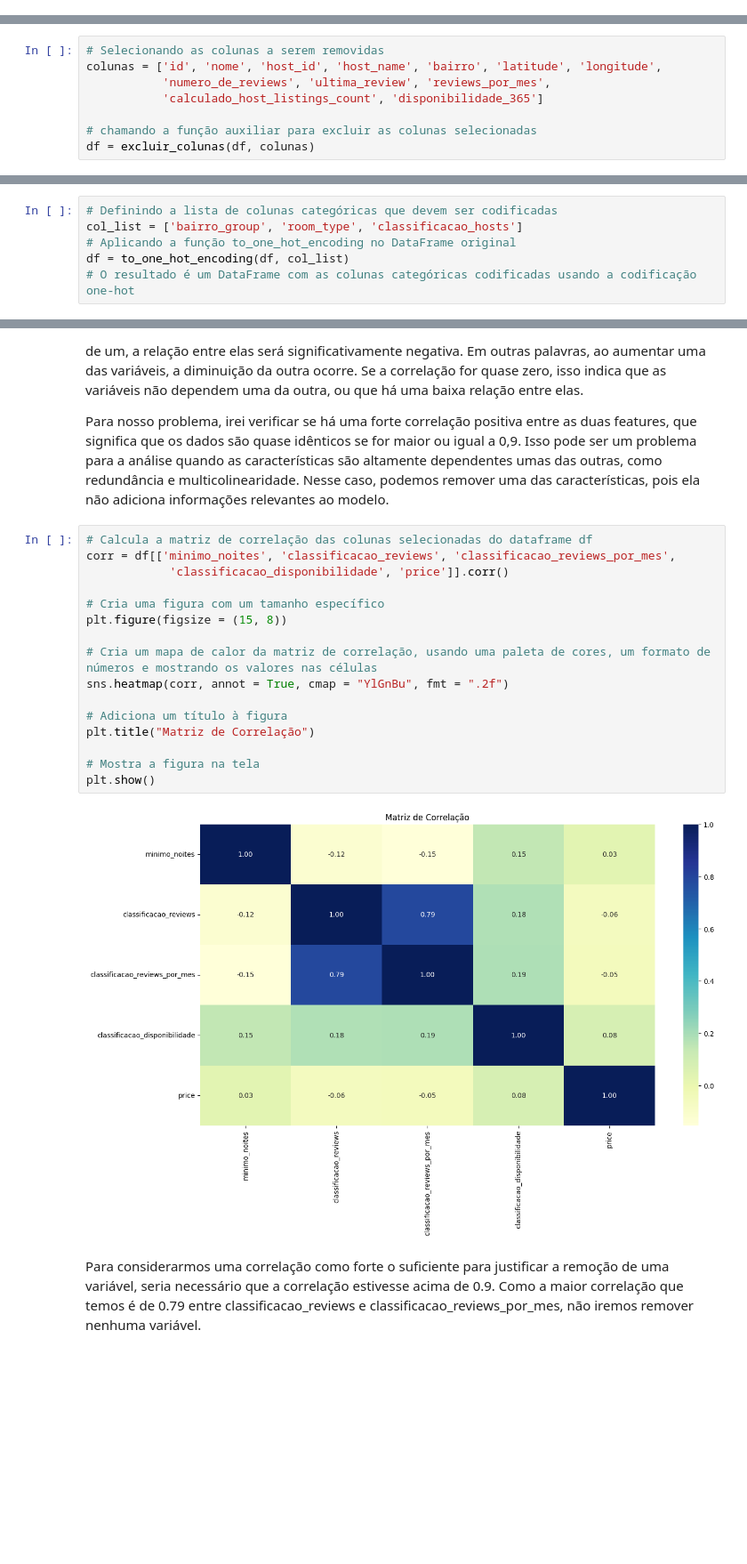
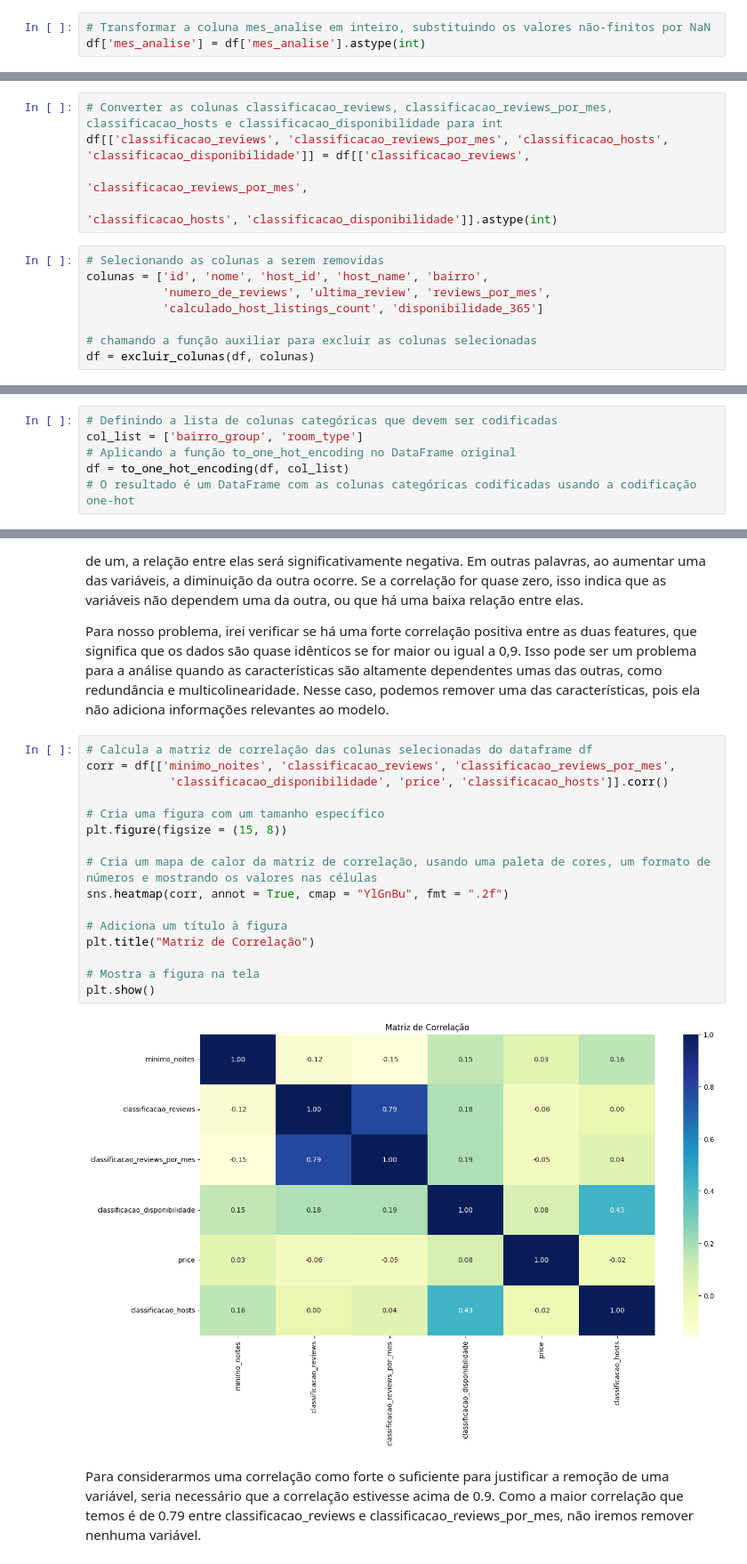
Before and after one commit to WiiniSilva/LH_CD_WINICIUS_SILVA, a Jupyter notebook: Desafio Ciência de Dados.ipynb, the cells around one changed output, grey strips where cells are left out. Shown at 89% size. Saved outputs shown, nothing was run; the diff lists cells and outputs as text; blank space fills up the shorter version.

```diff
--- a/Desafio Ciência de Dados.ipynb
+++ b/Desafio Ciência de Dados.ipynb
@@ -1261,0 +1491,3 @@ Em conclusão, o gráfico mostra que há uma relação entre o número de listag
+# %%
+# Transformar a coluna mes_analise em inteiro, substituindo os valores não-finitos por NaN
+df['mes_analise'] = df['mes_analise'].astype(int)
@@ -1445,6 +1911,11 @@ O que será feito:
+# %%
+# Converter as colunas classificacao_reviews, classificacao_reviews_por_mes, classificacao_hosts e classificacao_disponibilidade para int
+df[['classificacao_reviews', 'classificacao_reviews_por_mes', 'classificacao_hosts', 'classificacao_disponibilidade']] = df[['classificacao_reviews',
+                                                                                                                             'classificacao_reviews_por_mes',
+                                                                                                                             'classificacao_hosts', 'classificacao_disponibilidade']].astype(int)
 # %%
 # Selecionando as colunas a serem removidas
-colunas = ['id', 'nome', 'host_id', 'host_name', 'bairro', 'latitude', 'longitude',
+colunas = ['id', 'nome', 'host_id', 'host_name', 'bairro',
            'numero_de_reviews', 'ultima_review', 'reviews_por_mes',
            'calculado_host_listings_count', 'disponibilidade_365']
 
@@ -1501,7 +1975,7 @@ O LabelEncoder converte rótulos categóricos em valores numéricos. As variáve
 A codificação one-hot pode converter variáveis categóricas em variáveis numéricas binárias. Sendo útil para muitos algoritmos de aprendizado de máquina que usam apenas entradas numéricas. Para cada valor único da variável categórica, a codificação one-hot cria uma nova coluna e preenche com 1 se o valor corresponde à coluna e com 0 caso contrário.
 # %%
 # Definindo a lista de colunas categóricas que devem ser codificadas
-col_list = ['bairro_group', 'room_type', 'classificacao_hosts']
+col_list = ['bairro_group', 'room_type']
 # Aplicando a função to_one_hot_encoding no DataFrame original
 df = to_one_hot_encoding(df, col_list)
 # O resultado é um DataFrame com as colunas categóricas codificadas usando a codificação one-hot
@@ -1523,21 +1997,21 @@ Para nosso problema, irei verificar se há uma forte correlação positiva entre
 # %%
 # Calcula a matriz de correlação das colunas selecionadas do dataframe df
 corr = df[['minimo_noites', 'classificacao_reviews', 'classificacao_reviews_por_mes',
-            'classificacao_disponibilidade', 'price']].corr()
+            'classificacao_disponibilidade', 'price', 'classificacao_hosts']].corr()
 
 # Cria uma figura com um tamanho específico
 plt.figure(figsize = (15, 8))
 
 # Cria um mapa de calor da matriz de correlação, usando uma paleta de cores, um formato de números e mostrando os valores nas células
 sns.heatmap(corr, annot = True, cmap = "YlGnBu", fmt = ".2f")
 
 # Adiciona um título à figura
 plt.title("Matriz de Correlação")
 
 # Mostra a figura na tela
 plt.show()
 # %% [output]
-[figure, old version]
+[figure, new version]
 # %% [markdown]
 Para considerarmos uma correlação como forte o suficiente para justificar a remoção de uma variável, seria necessário que a correlação estivesse acima de 0.9. Como a maior correlação que temos é de 0.79 entre classificacao_reviews e classificacao_reviews_por_mes, não iremos remover nenhuma variável.
 # %%
```
Also changed, not shown: parts of 59 cells of this notebook.
